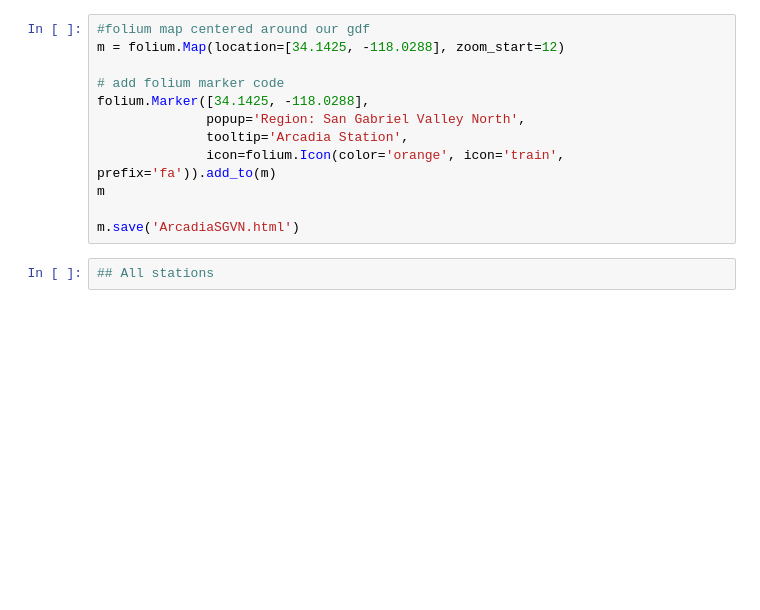
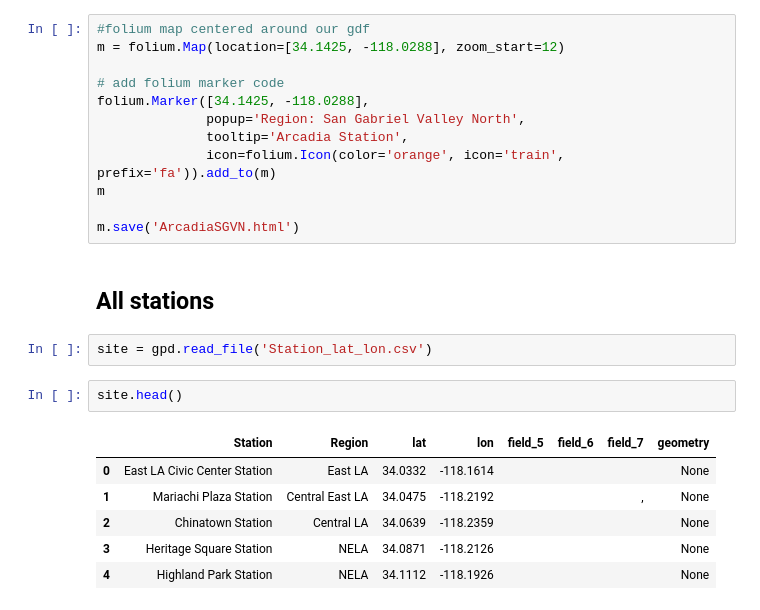
Before and after one commit to erikfelix/group_project, a Jupyter notebook: Folium Region Maps with Station Markers.ipynb, the cells around one changed output. Cells and saved outputs as stored; diff of their text form; blank space fills up the shorter version.

```diff
--- a/Folium Region Maps with Station Markers.ipynb
+++ b/Folium Region Maps with Station Markers.ipynb
@@ -167,5 +167,16 @@ folium.Marker([34.1425, -118.0288],
 m
 
 m.save('ArcadiaSGVN.html')
-# %%
-## All stations
+# %% [markdown]
+## All stations
+# %%
+site = gpd.read_file('Station_lat_lon.csv')
+# %%
+site.head()
+# %% [output]
+|  | Station | Region | lat | lon | field_5 | field_6 | field_7 | geometry |
+| 0 | East LA Civic Center Station | East LA | 34.0332 | -118.1614 |  |  |  | None |
+| 1 | Mariachi Plaza Station | Central East LA | 34.0475 | -118.2192 |  |  | , | None |
+| 2 | Chinatown Station | Central LA | 34.0639 | -118.2359 |  |  |  | None |
+| 3 | Heritage Square Station | NELA | 34.0871 | -118.2126 |  |  |  | None |
+| 4 | Highland Park Station | NELA | 34.1112 | -118.1926 |  |  |  | None |
```
Also changed, not shown: parts of 3 cells of this notebook, 2 other files.
